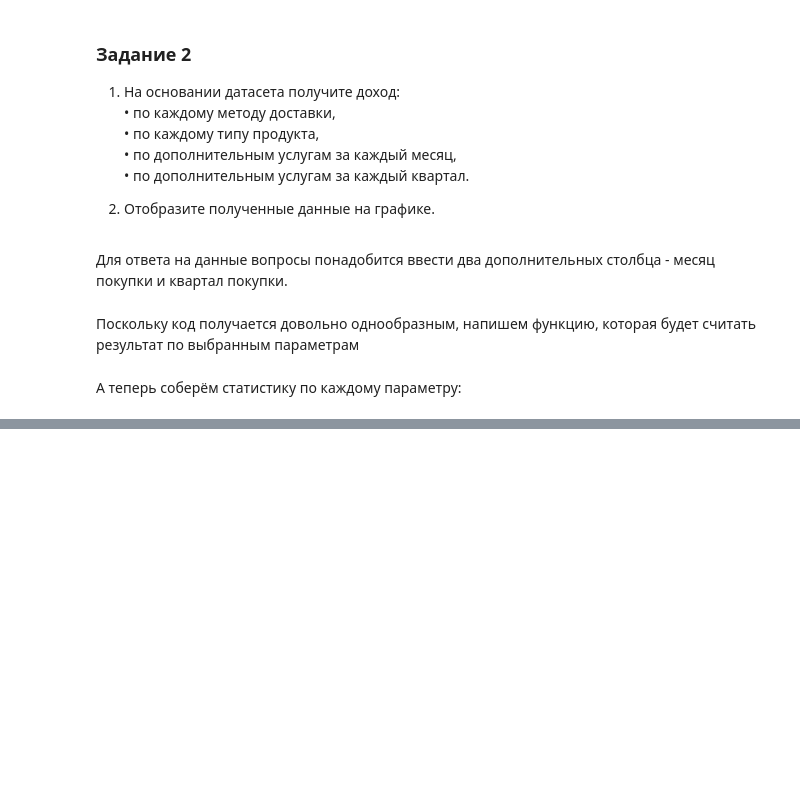
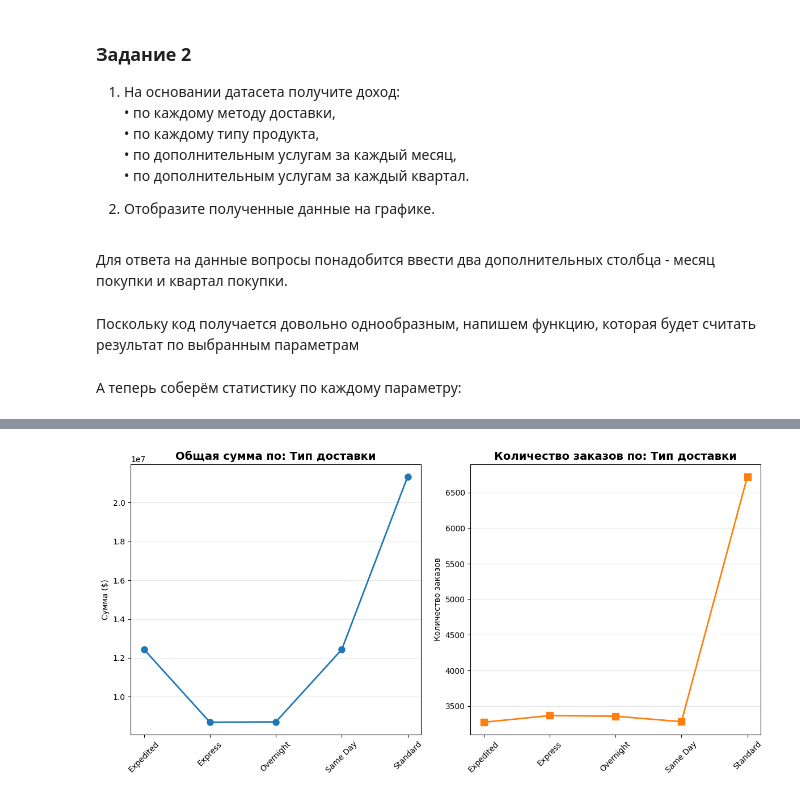
Before and after one commit to Sepulka-droid/HSE, a Jupyter notebook: 03_Pandas/HomeWork_3.ipynb, the cells around one changed output, grey strips where cells are left out. Saved outputs shown, nothing was run; the diff lists cells and outputs as text; code cells hidden in the pictures; blank space fills up the shorter version.

```diff
--- a/03_Pandas/HomeWork_3.ipynb
+++ b/03_Pandas/HomeWork_3.ipynb
@@ -210,0 +217,27 @@ result['Addons Quarterly']
+# %%
+def draw_func(column, parameter, str_param):
+    table = result[column]
+    plt.figure(figsize=(12, 6))
+
+    # График общей суммы
+    plt.subplot(1, 2, 1)
+    plt.plot(table[parameter], table['Total Sum'], marker='o', linewidth=2, markersize=8, color='#1f77b4')
+    plt.title(f'Общая сумма по: {str_param}', fontsize=14, fontweight='bold')
+    plt.ylabel('Сумма ($)')
+    plt.xticks(rotation=45)
+    plt.grid(axis='y', alpha=0.3)
+
+    # График количества заказов
+    plt.subplot(1, 2, 2)
+    plt.plot(table[parameter], table['Orders'], marker='s', linewidth=2, markersize=8, color='#ff7f0e')
+    plt.title(f'Количество заказов по: {str_param}', fontsize=14, fontweight='bold')
+    plt.ylabel('Количество заказов')
+    plt.xticks(rotation=45)
+    plt.grid(axis='y', alpha=0.3)
+
+    plt.tight_layout()
+    plt.show()
+# %%
+draw_func('Shipping Type', 'Shipping Type', 'Тип доставки')
+# %% [output]
+[figure, added]
```
Also changed, not shown: parts of 10 cells of this notebook, 1 other file.
